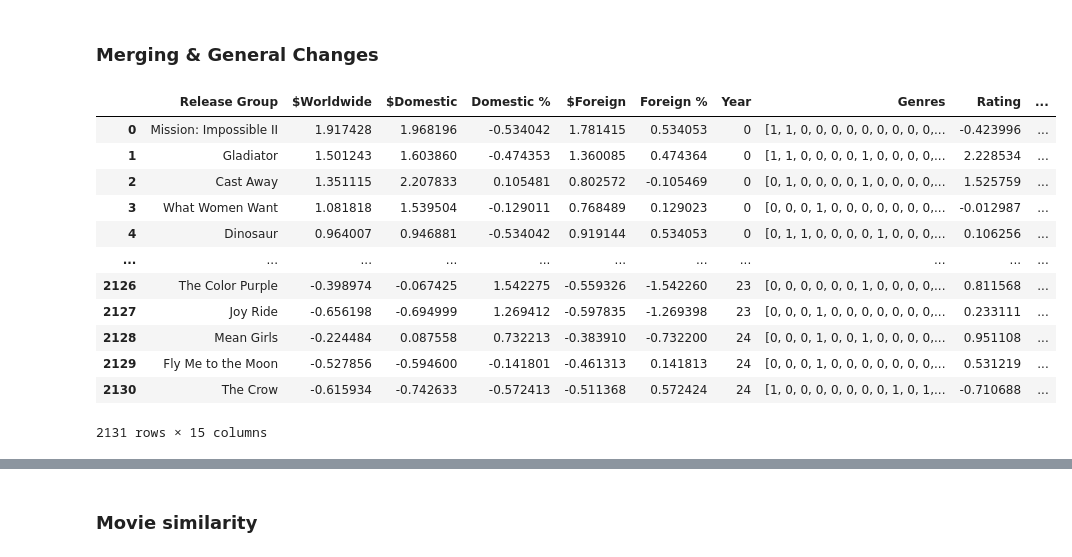
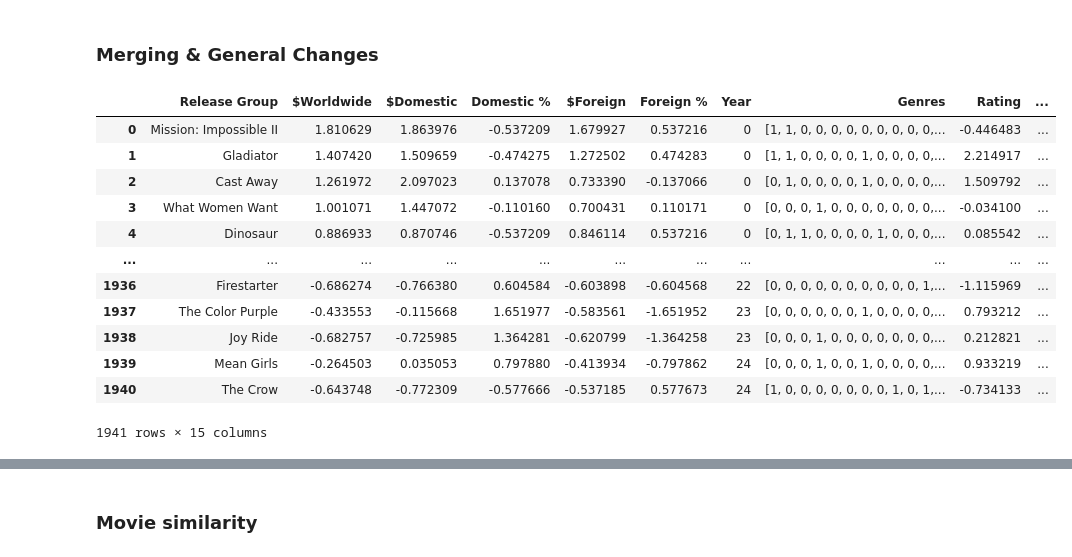
Before and after one commit to Jaslavie/sleeper-cinema, a Jupyter notebook: Data_Processing.ipynb, the cells around one changed output, grey strips where cells are left out. Cells and saved outputs as stored; diff of their text form; code cells hidden in the pictures.

```diff
--- a/Data_Processing.ipynb
+++ b/Data_Processing.ipynb
@@ -109,6 +110,7 @@ movie_data_B = pd.read_csv(csv_file_b)
 # MISSING/UNUSABLE ROWS
 # =================================================================================================
 movie_data_B.drop(movie_data_B[movie_data_B["status"] != "Released"].index, inplace=True)   # Ignore unreleased movies
+movie_data_B.drop(movie_data_B[movie_data_B["budget"] == 0].index, inplace=True)            # Drop rows missing budget
 movie_data_B = movie_data_B[["budget", "production_companies", "title"]]                    # Select desired columns
 movie_data_B.dropna(inplace=True)                                                           # Drop rows missing desired values
 movie_data_B.rename(columns={"title": "Release Group", "budget": "Budget", "production_companies": "Production_Companies"}, inplace=True)
@@ -148,40 +150,42 @@ movie_data_B["Production_Companies"] = company_dummies.values.tolist()
 # %%
 # =================================================================================================
 # MERGING DATASETS
 # =================================================================================================
 movie_data = pd.merge(movie_data_A, movie_data_B, on="Release Group")
 
 # =================================================================================================
 # SUCCESS DEFINITION
 # =================================================================================================
 movie_data["Success"] = ((movie_data["$Worldwide"] - movie_data["Budget"])/ movie_data["Budget"]) > 1
 
 # Previously:
 # median_per_year = movie_data[['Year', '$Worldwide']].groupby("Year")["$Worldwide"].median()
 # movie_data["Success"] = (movie_data["$Worldwide"] / movie_data["Year"].map(median_per_year)) > 1
 
+movie_data_pre_normalized = movie_data.copy()
+
 # =================================================================================================
 # NORMALIZATION
 # =================================================================================================
 scaler = StandardScaler()
 numeric_features = ['$Worldwide', '$Domestic', '$Foreign', 'Domestic %', 'Foreign %', 'Rating', 'Vote_Count', 'Budget']
 movie_data[numeric_features] = scaler.fit_transform(movie_data[numeric_features])
 
 # =================================================================================================
 # FINAL TABLE
 # =================================================================================================
 display(movie_data)
 # %% [output]
 |  | Release Group | $Worldwide | $Domestic | Domestic % | $Foreign | Foreign % | Year | Genres | Rating | ... |
-| 0 | Mission: Impossible II | 1.917428 | 1.968196 | -0.534042 | 1.781415 | 0.534053 | 0 | [1, 1, 0, 0, 0, 0, 0, 0, 0, 0, 0,... | -0.423996 | ... |
-| 1 | Gladiator | 1.501243 | 1.603860 | -0.474353 | 1.360085 | 0.474364 | 0 | [1, 1, 0, 0, 0, 0, 1, 0, 0, 0, 0,... | 2.228534 | ... |
-| 2 | Cast Away | 1.351115 | 2.207833 | 0.105481 | 0.802572 | -0.105469 | 0 | [0, 1, 0, 0, 0, 0, 1, 0, 0, 0, 0,... | 1.525759 | ... |
-| 3 | What Women Want | 1.081818 | 1.539504 | -0.129011 | 0.768489 | 0.129023 | 0 | [0, 0, 0, 1, 0, 0, 0, 0, 0, 0, 0,... | -0.012987 | ... |
-| 4 | Dinosaur | 0.964007 | 0.946881 | -0.534042 | 0.919144 | 0.534053 | 0 | [0, 1, 1, 0, 0, 0, 0, 1, 0, 0, 0,... | 0.106256 | ... |
+| 0 | Mission: Impossible II | 1.810629 | 1.863976 | -0.537209 | 1.679927 | 0.537216 | 0 | [1, 1, 0, 0, 0, 0, 0, 0, 0, 0, 0,... | -0.446483 | ... |
+| 1 | Gladiator | 1.407420 | 1.509659 | -0.474275 | 1.272502 | 0.474283 | 0 | [1, 1, 0, 0, 0, 0, 1, 0, 0, 0, 0,... | 2.214917 | ... |
+| 2 | Cast Away | 1.261972 | 2.097023 | 0.137078 | 0.733390 | -0.137066 | 0 | [0, 1, 0, 0, 0, 0, 1, 0, 0, 0, 0,... | 1.509792 | ... |
+| 3 | What Women Want | 1.001071 | 1.447072 | -0.110160 | 0.700431 | 0.110171 | 0 | [0, 0, 0, 1, 0, 0, 0, 0, 0, 0, 0,... | -0.034100 | ... |
+| 4 | Dinosaur | 0.886933 | 0.870746 | -0.537209 | 0.846114 | 0.537216 | 0 | [0, 1, 1, 0, 0, 0, 0, 1, 0, 0, 0,... | 0.085542 | ... |
 | ... | ... | ... | ... | ... | ... | ... | ... | ... | ... | ... |
-| 2126 | The Color Purple | -0.398974 | -0.067425 | 1.542275 | -0.559326 | -1.542260 | 23 | [0, 0, 0, 0, 0, 0, 1, 0, 0, 0, 0,... | 0.811568 | ... |
-| 2127 | Joy Ride | -0.656198 | -0.694999 | 1.269412 | -0.597835 | -1.269398 | 23 | [0, 0, 0, 1, 0, 0, 0, 0, 0, 0, 0,... | 0.233111 | ... |
-| 2128 | Mean Girls | -0.224484 | 0.087558 | 0.732213 | -0.383910 | -0.732200 | 24 | [0, 0, 0, 1, 0, 0, 1, 0, 0, 0, 0,... | 0.951108 | ... |
-| 2129 | Fly Me to the Moon | -0.527856 | -0.594600 | -0.141801 | -0.461313 | 0.141813 | 24 | [0, 0, 0, 1, 0, 0, 0, 0, 0, 0, 0,... | 0.531219 | ... |
-| 2130 | The Crow | -0.615934 | -0.742633 | -0.572413 | -0.511368 | 0.572424 | 24 | [1, 0, 0, 0, 0, 0, 0, 0, 1, 0, 1,... | -0.710688 | ... |
+| 1936 | Firestarter | -0.686274 | -0.766380 | 0.604584 | -0.603898 | -0.604568 | 22 | [0, 0, 0, 0, 0, 0, 0, 0, 0, 0, 1,... | -1.115969 | ... |
+| 1937 | The Color Purple | -0.433553 | -0.115668 | 1.651977 | -0.583561 | -1.651952 | 23 | [0, 0, 0, 0, 0, 0, 1, 0, 0, 0, 0,... | 0.793212 | ... |
+| 1938 | Joy Ride | -0.682757 | -0.725985 | 1.364281 | -0.620799 | -1.364258 | 23 | [0, 0, 0, 1, 0, 0, 0, 0, 0, 0, 0,... | 0.212821 | ... |
+| 1939 | Mean Girls | -0.264503 | 0.035053 | 0.797880 | -0.413934 | -0.797862 | 24 | [0, 0, 0, 1, 0, 0, 1, 0, 0, 0, 0,... | 0.933219 | ... |
+| 1940 | The Crow | -0.643748 | -0.772309 | -0.577666 | -0.537185 | 0.577673 | 24 | [1, 0, 0, 0, 0, 0, 0, 0, 1, 0, 1,... | -0.734133 | ... |
-2131 rows × 15 columns
+1941 rows × 15 columns
```
Also changed, not shown: parts of 7 cells of this notebook, 13 other files.
